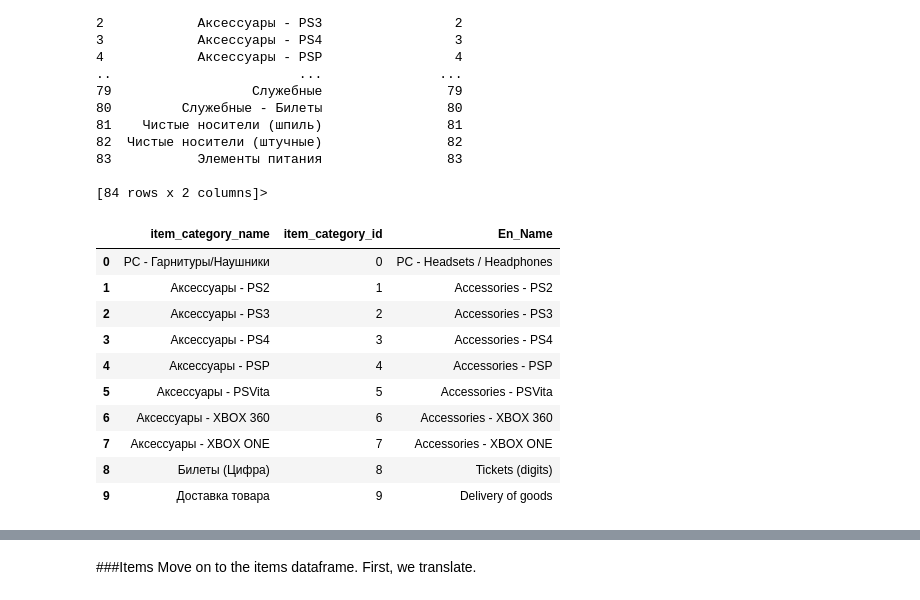
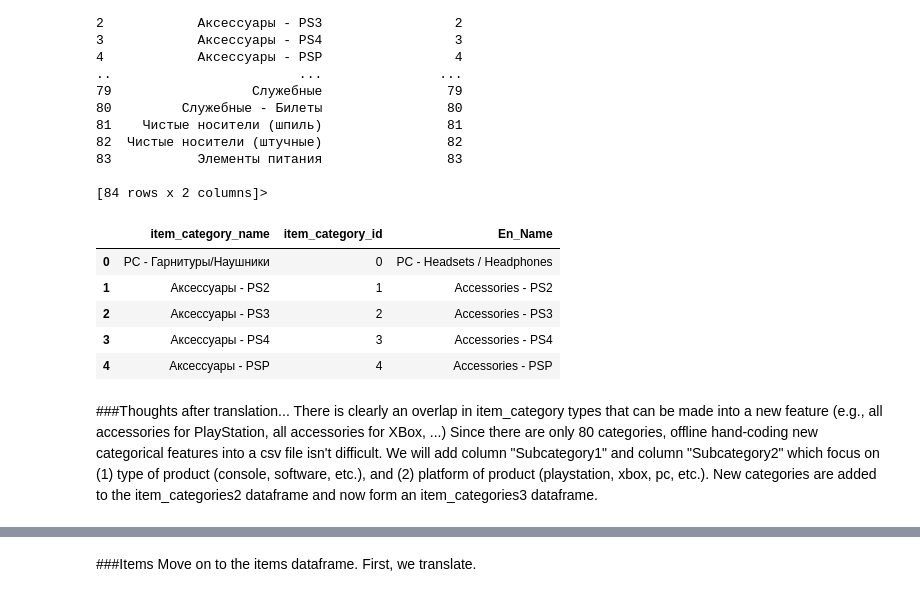
Before and after one commit to migai/Kag, a Jupyter notebook: ipynb_versions/MG_EDA_v2.3.ipynb, the cells around one changed output, grey strips where cells are left out. Saved outputs shown, nothing was run; the diff lists cells and outputs as text; code cells hidden in the pictures.

```diff
--- a/ipynb_versions/MG_EDA_v2.3.ipynb
+++ b/ipynb_versions/MG_EDA_v2.3.ipynb
@@ -389,18 +390,20 @@ item_categories.describe
 [84 rows x 2 columns]>
 # %%
 item_categories2 = item_categories.copy(deep=True)
-item_categories2['En_Name'] = item_categories.item_category_name.apply(lambda x: translator.translate(x, src='ru', dest='en').text)
+item_categories2['En_Name'] = item_categories2.item_category_name.apply(lambda x: translator.translate(x, src='ru', dest='en').text)
 # %%
-item_categories2.head(10)
+item_categories2.head()
 # %% [output]
 |  | item_category_name | item_category_id | En_Name |
 | 0 | PC - Гарнитуры/Наушники | 0 | PC - Headsets / Headphones |
 | 1 | Аксессуары - PS2 | 1 | Accessories - PS2 |
 | 2 | Аксессуары - PS3 | 2 | Accessories - PS3 |
 | 3 | Аксессуары - PS4 | 3 | Accessories - PS4 |
 | 4 | Аксессуары - PSP | 4 | Accessories - PSP |
-| 5 | Аксессуары - PSVita | 5 | Accessories - PSVita |
-| 6 | Аксессуары - XBOX 360 | 6 | Accessories - XBOX 360 |
-| 7 | Аксессуары - XBOX ONE | 7 | Accessories - XBOX ONE |
-| 8 | Билеты (Цифра) | 8 | Tickets (digits) |
-| 9 | Доставка товара | 9 | Delivery of goods |
+# %% [markdown]
+###Thoughts after translation...
+There is clearly an overlap in item_category types that can be made into a new feature (e.g., all accessories for PlayStation, all accessories for XBox, ...)
+</br>
+Since there are only 80 categories, offline hand-coding new categorical features into a csv file isn't difficult.  We will add column "Subcategory1" and column "Subcategory2" which focus on (1) type of product (console, software, etc.), and (2) platform of product (playstation, xbox, pc, etc.).
+</br>
+New categories are added to the item_categories2 dataframe and now form an item_categories3 dataframe.
```
Also changed, not shown: parts of 29 cells of this notebook, 1 other file.
